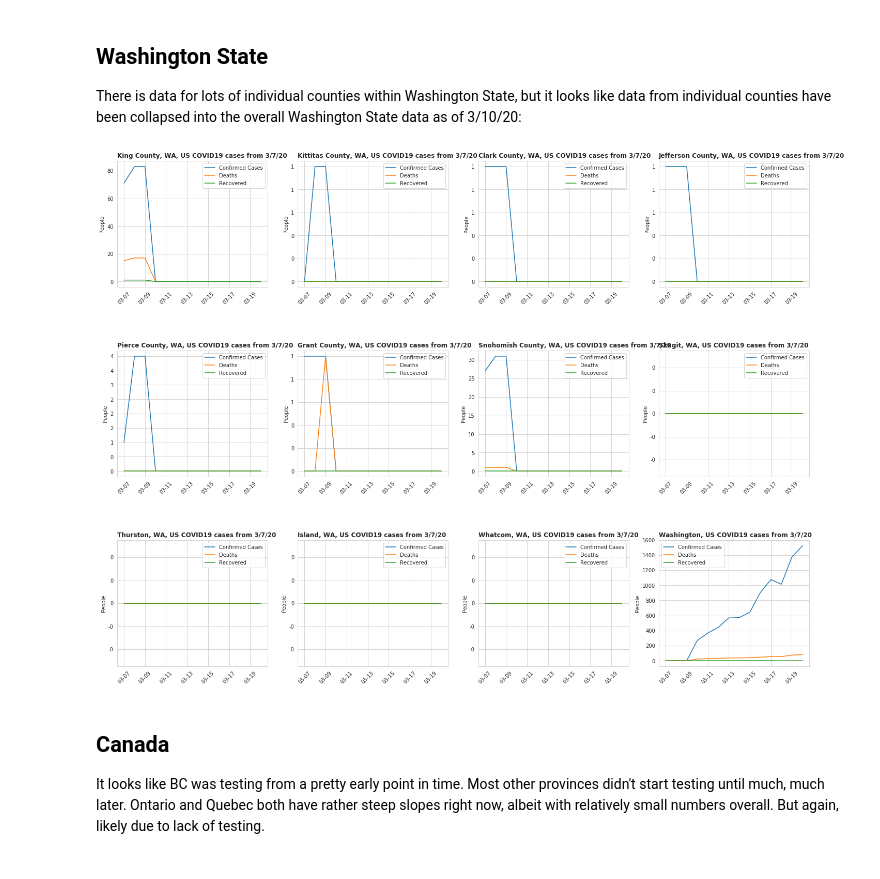
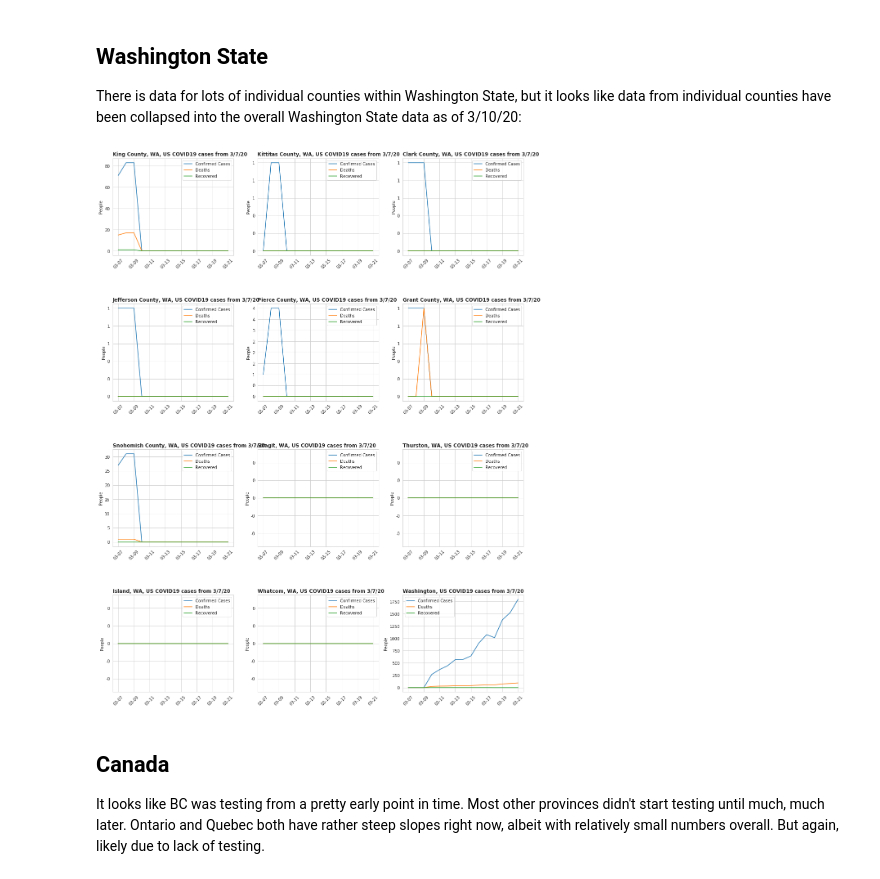
Before and after one commit to jflam/covid19, a Jupyter notebook: index.ipynb, the cells around one changed output. Cells and saved outputs as stored; diff of their text form; code cells hidden in the pictures.

```diff
--- a/index.ipynb
+++ b/index.ipynb
@@ -34,12 +33,12 @@ There is data for lots of individual counties within Washington State, but it lo
 # %%
 regions = ['King County, WA', 'Kittitas County, WA', 'Clark County, WA', 'Jefferson County, WA', 'Pierce County, WA', 'Grant County, WA', 'Snohomish County, WA', 'Skagit, WA', 'Thurston, WA', 'Island, WA', 'Whatcom, WA', 'Washington']
 countries = ['US'] * len(regions)
 start_dates = ['3/7/20'] * len(regions)
 interest_df = pd.DataFrame({'state': regions, 'country': countries, 'start_date': start_dates})
-generate_plots(interest_df, 4)
+generate_plots(interest_df, 3)
 plt.show()
 # %% [output]
-[figure, old version]
+[figure, new version]
 # %% [markdown]
 ## Canada
 
```
Also changed, not shown: parts of 6 cells of this notebook, 2 other files.
